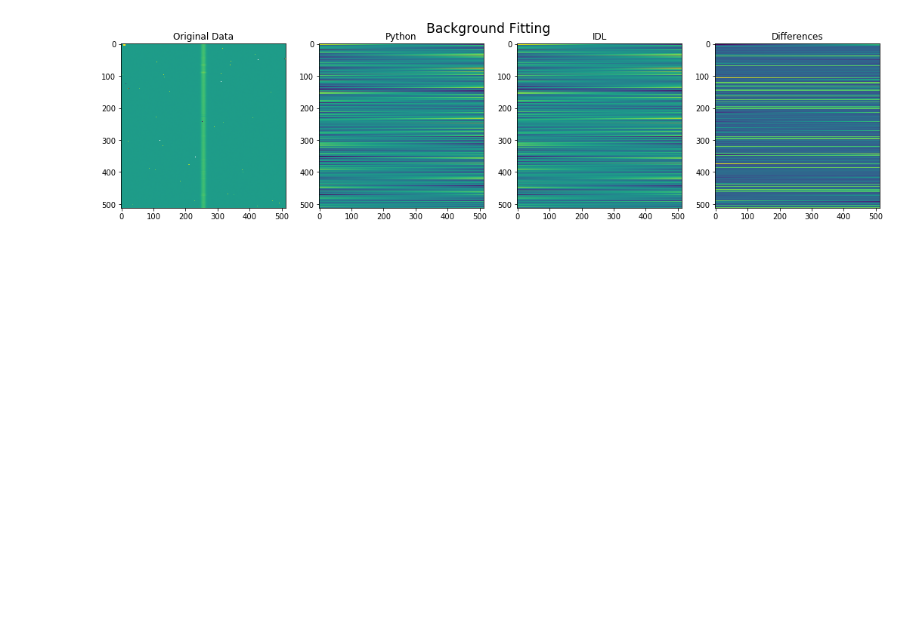
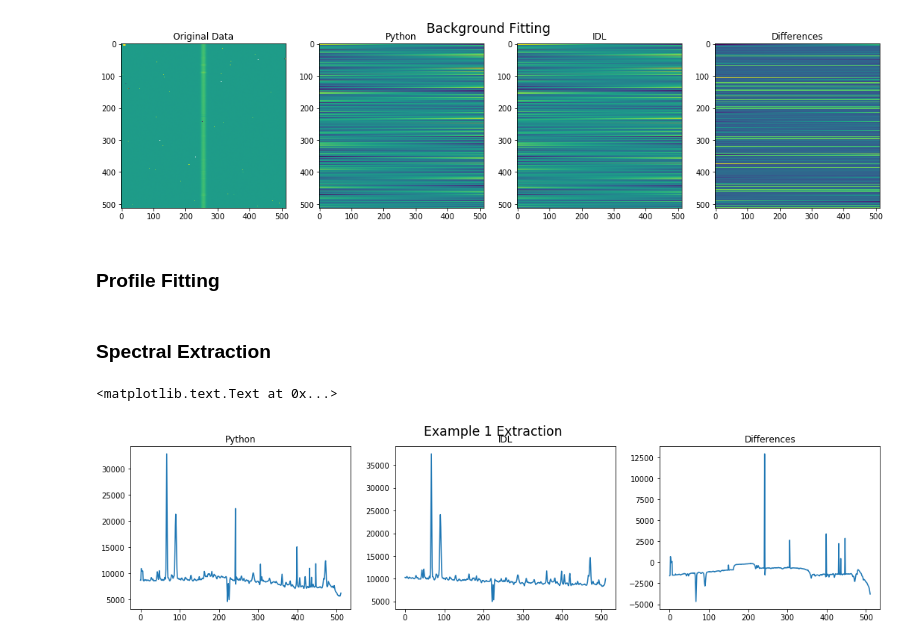
Before and after one commit to exosports/JOSE, a Jupyter notebook: Conversion Report.ipynb, the cells around one changed output. Saved outputs shown, nothing was run; the diff lists cells and outputs as text; code cells hidden in the pictures; blank space fills up the shorter version.

Commit message:
Updating visualization of extraction differences

```diff
--- a/Conversion Report.ipynb
+++ b/Conversion Report.ipynb
@@ -69,3 +69,29 @@ ax[3].set_title('Differences')
 # %% [output]
 <matplotlib.text.Text at 0x...>
 [figure]
+# %% [markdown]
+### Profile Fitting
+# %% [markdown]
+### Spectral Extraction
+# %%
+frame1 = pyfits.open(os.path.join(imageDir, 'ex1.fits'))[0]
+Q = frame1.header.get('EPADU')
+rn = frame1.header.get('RDNOISE') / Q
+leftBound = 240
+rightBound = 270
+varim = np.abs(frame1.data) / Q + rn**2
+optimal_spectrum = jose.optimal_extraction(frame1.data, varim, rn, Q, (leftBound, rightBound))
+# %%
+idl_spectrum = np.loadtxt('PyJose/data/example1/opspec1.csv')
+
+f, ax = plt.subplots(1,3, figsize=(18,4))
+f.suptitle("Example 1 Extraction", size='xx-large')
+ax[0].plot(optimal_spectrum)
+ax[0].set_title('Python')
+ax[1].plot(idl_spectrum)
+ax[1].set_title('IDL')
+ax[2].plot(optimal_spectrum - idl_spectrum)
+ax[2].set_title('Differences')
+# %% [output]
+<matplotlib.text.Text at 0x...>
+[figure, added]
```
Also changed, not shown: 1 other file.
